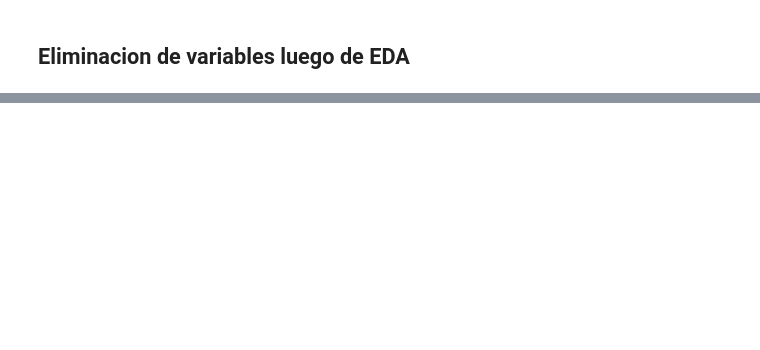
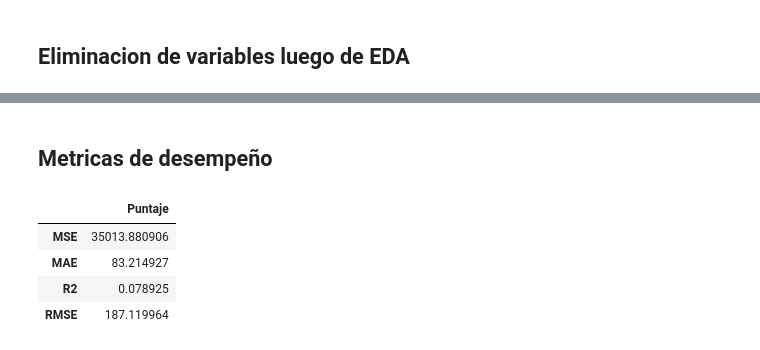
Before and after one commit to alejoarango8/health, a Jupyter notebook: EDA.ipynb, the cells around one changed output, grey strips where cells are left out. Saved outputs shown, nothing was run; the diff lists cells and outputs as text; code cells hidden in the pictures; blank space fills up the shorter version.

```diff
--- a/EDA.ipynb
+++ b/EDA.ipynb
@@ -768,0 +821,30 @@ eval_df
+# %% [markdown]
+## Metricas de desempeño
+# %%
+from sklearn.metrics import mean_squared_error, mean_absolute_error, r2_score
+from sklearn.model_selection import train_test_split
+import numpy as np
+
+
+target = "LOS"
+
+X = df[features]
+y = df[target].dt.total_seconds()/3600
+
+X_train, X_test, y_train, y_test = train_test_split(X, y, test_size=0.2, random_state=42)
+
+pred = model.predict(X_test)
+
+metrics = [mean_squared_error, mean_absolute_error, r2_score]
+
+result = [i(y_test, pred) for i in metrics] + [np.sqrt(mean_squared_error(y_test, pred))]
+
+df_results = pd.DataFrame(result, index=["MSE", "MAE", "R2", "RMSE"], columns=["Puntaje"])
+
+df_results
+# %% [output]
+|  | Puntaje |
+| MSE | 35013.880906 |
+| MAE | 83.214927 |
+| R2 | 0.078925 |
+| RMSE | 187.119964 |
```
Also changed, not shown: parts of 31 cells of this notebook.
